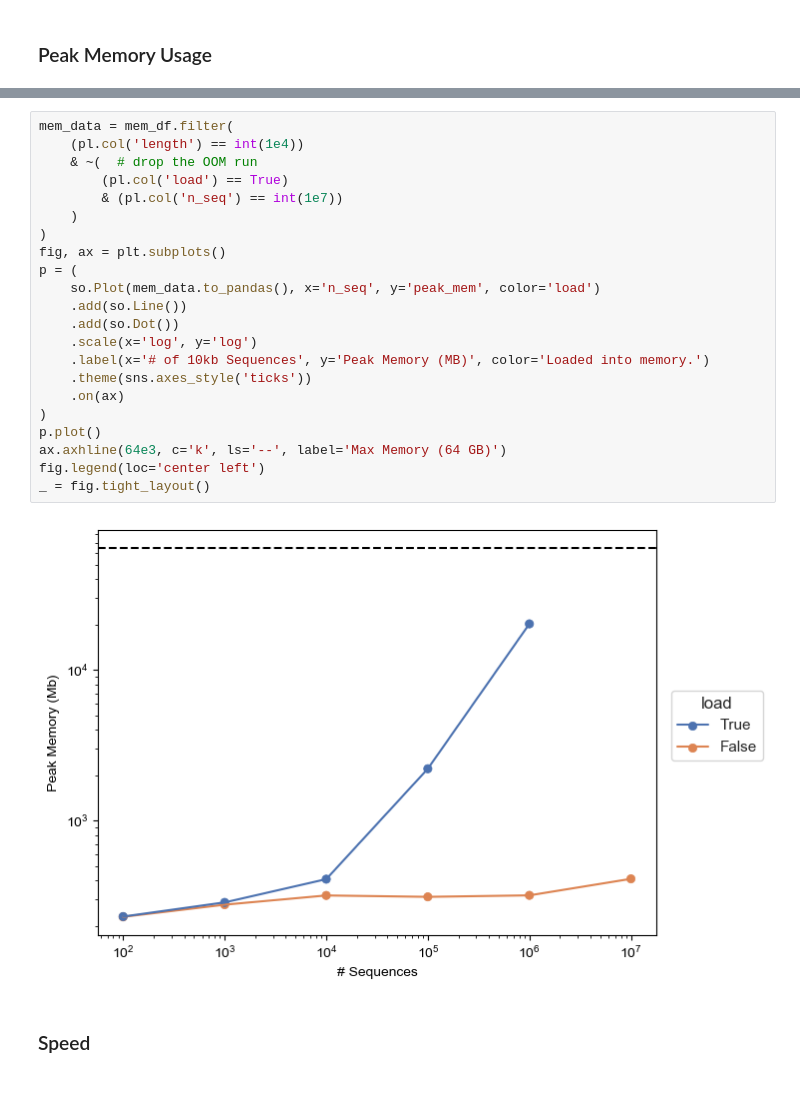
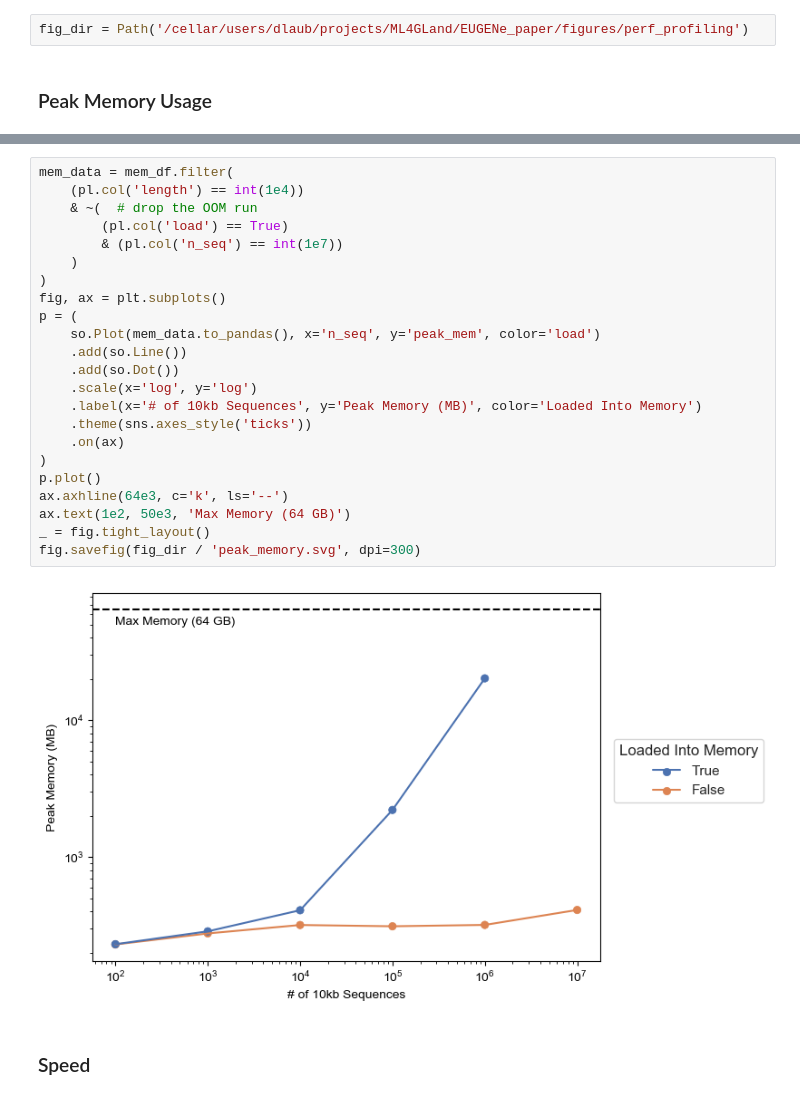
Before and after one commit to ML4GLand/EUGENe_paper, a Jupyter notebook: notebooks/memory_analysis/plotting.ipynb, the cells around one changed output, grey strips where cells are left out. Cells and saved outputs as stored; diff of their text form.

Commit message:
Update plotting.

```diff
--- a/notebooks/memory_analysis/plotting.ipynb
+++ b/notebooks/memory_analysis/plotting.ipynb
@@ -6,6 +6,8 @@ import seaborn as sns
 import seaborn.objects as so
 import numpy as np
 import matplotlib.pyplot as plt
+# %%
+fig_dir = Path('/cellar/users/dlaub/projects/ML4GLand/EUGENe_paper/figures/perf_profiling')
 # %% [markdown]
 ### Peak Memory Usage
 # %%
@@ -37,27 +39,28 @@ shape: (5, 5)
 # %%
 mem_data = mem_df.filter(
     (pl.col('length') == int(1e4))
     & ~(  # drop the OOM run
         (pl.col('load') == True)
         & (pl.col('n_seq') == int(1e7))
     )
 )
 fig, ax = plt.subplots()
 p = (
     so.Plot(mem_data.to_pandas(), x='n_seq', y='peak_mem', color='load')
     .add(so.Line())
     .add(so.Dot())
     .scale(x='log', y='log')
-    .label(x='# of 10kb Sequences', y='Peak Memory (MB)', color='Loaded into memory.')
+    .label(x='# of 10kb Sequences', y='Peak Memory (MB)', color='Loaded Into Memory')
     .theme(sns.axes_style('ticks'))
     .on(ax)
 )
 p.plot()
-ax.axhline(64e3, c='k', ls='--', label='Max Memory (64 GB)')
-fig.legend(loc='center left')
+ax.axhline(64e3, c='k', ls='--')
+ax.text(1e2, 50e3, 'Max Memory (64 GB)')
 _ = fig.tight_layout()
+fig.savefig(fig_dir / 'peak_memory.svg', dpi=300)
 # %% [output]
-[figure, old version]
+[figure, new version]
 # %% [markdown]
 ### Speed
 # %%
```
Also changed, not shown: parts of 3 cells of this notebook.
